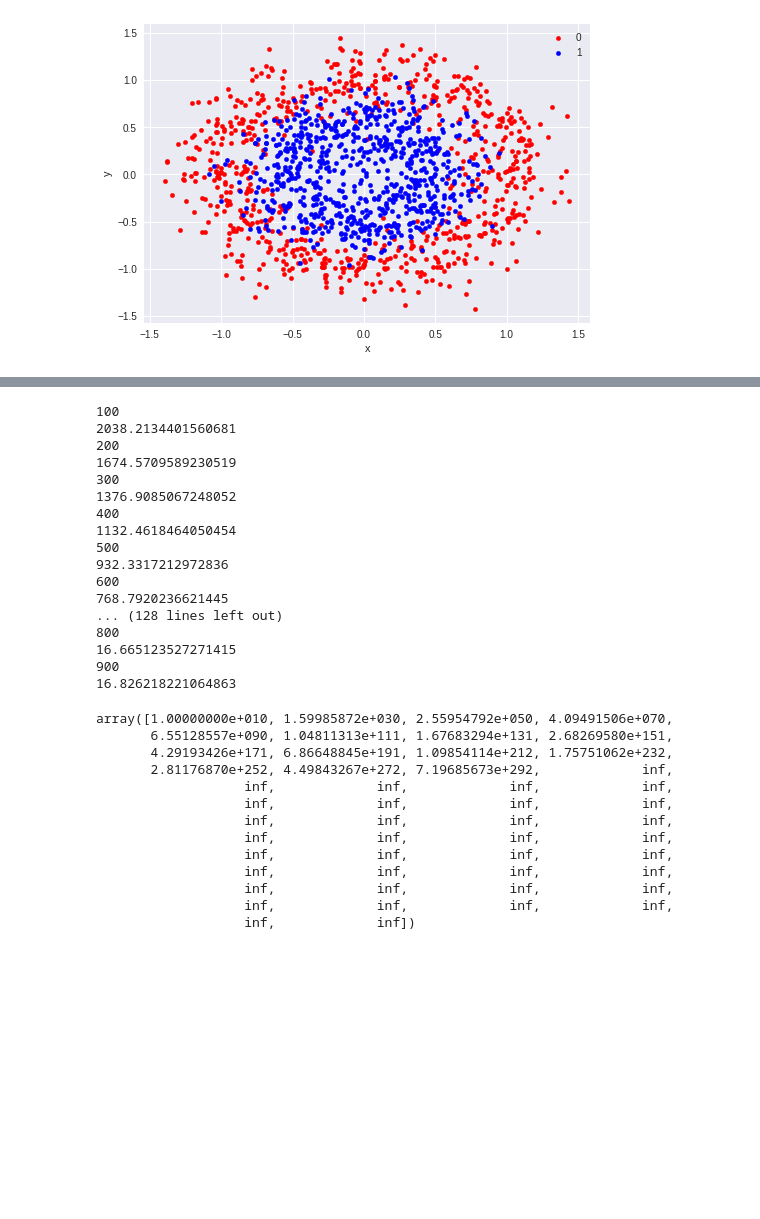
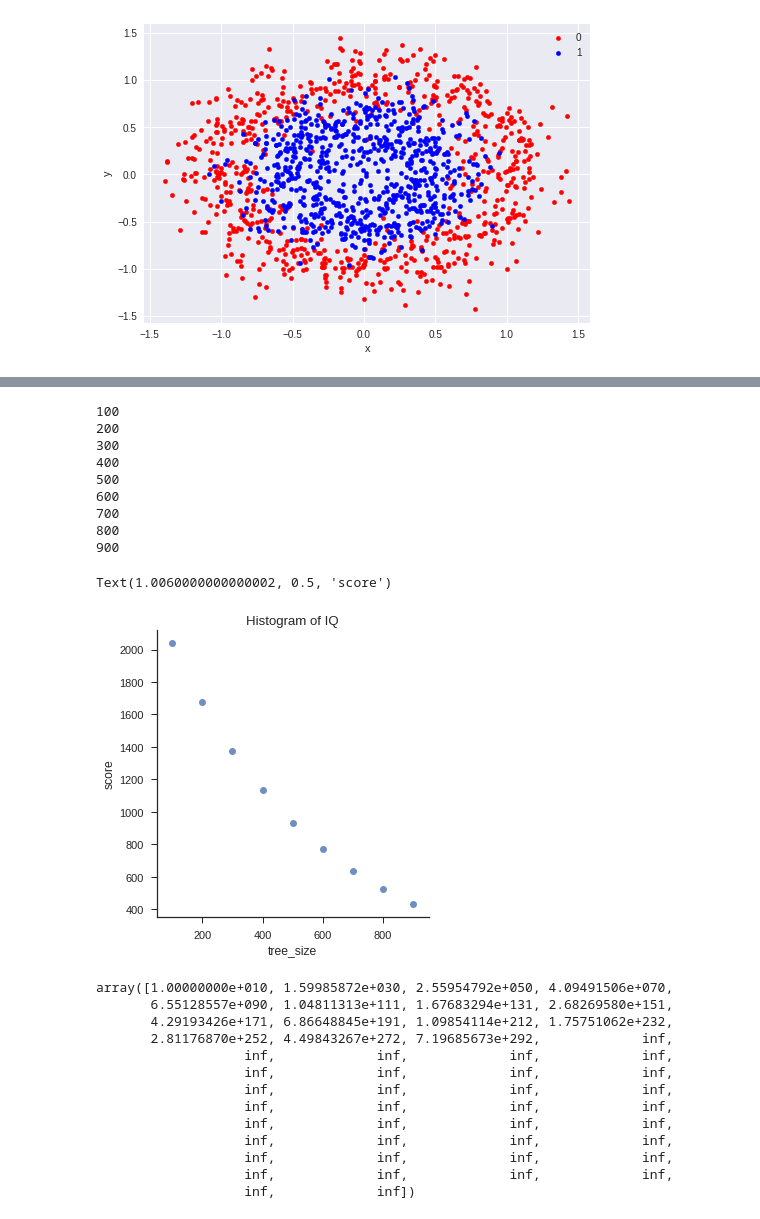
Before and after one commit to gabibu/ML, a Jupyter notebook: Boosting_Exercise.ipynb, the cells around one changed output, grey strips where cells are left out. Drawn from its saved outputs; the diff is of its cells as text; code cells hidden in the pictures; blank space fills up the shorter version.

```diff
--- a/Boosting_Exercise.ipynb
+++ b/Boosting_Exercise.ipynb
@@ -124,33 +124,58 @@ model.score(X_test, y_test)
 # %%
-lrs = [0.001, 0.006, 0.009, 0.01, 0.06, 0.09, 0.1, 0.3]
+lrs = [0.001]
 n_trees = range(100, 1000, 100)
 
+tree_size_score = {'tree_size': [], 'score':[]}
 for lr in lrs:
   for n_tree in n_trees:
+    print(n_tree)
     n_tree = int(n_tree)
-    print(n_tree)
+    tree_size_score['tree_size'].append(n_tree)
+
     model = L2Boost(n_tree, lr)
     model.fit(X_train, y_train)
     score = model.score(X_test, y_test)
-    print(score)
+    tree_size_score['score'].append(score)
 # %% [output]
 100
-2038.2134401560681
 200
-1674.5709589230519
 300
-1376.9085067248052
 400
-1132.4618464050454
 500
-932.3317212972836
 600
-768.7920236621445
-... (128 lines left out)
+700
 800
-16.665123527271415
 900
-16.826218221064863
+# %%
+import pandas as pd
+import seaborn as sns
+import pandas as pd
+%matplotlib inline
+import matplotlib.pyplot as plt
+
+df = pd.DataFrame.from_dict(tree_size_score)
+
+sns.set_context("notebook", font_scale=1.1)
+sns.set_style("ticks")
+
+# Create scatterplot of dataframe
+sns.lmplot('tree_size', # Horizontal axis
+           'score', # Vertical axis
+           data=df, # Data source
+           fit_reg=False
+          ) # S marker size
+
+# Set title
+plt.title('Histogram of IQ')
+
+# Set x-axis label
+plt.xlabel('tree_size')
+
+# Set y-axis label
+plt.ylabel('score')
+# %% [output]
+Text(1.0060000000000002, 0.5, 'score')
+[figure, added]
 # %%
 np.logspace(10, 1000)
 # %% [output]
```
Also changed, not shown: parts of 1 cell of this notebook.
